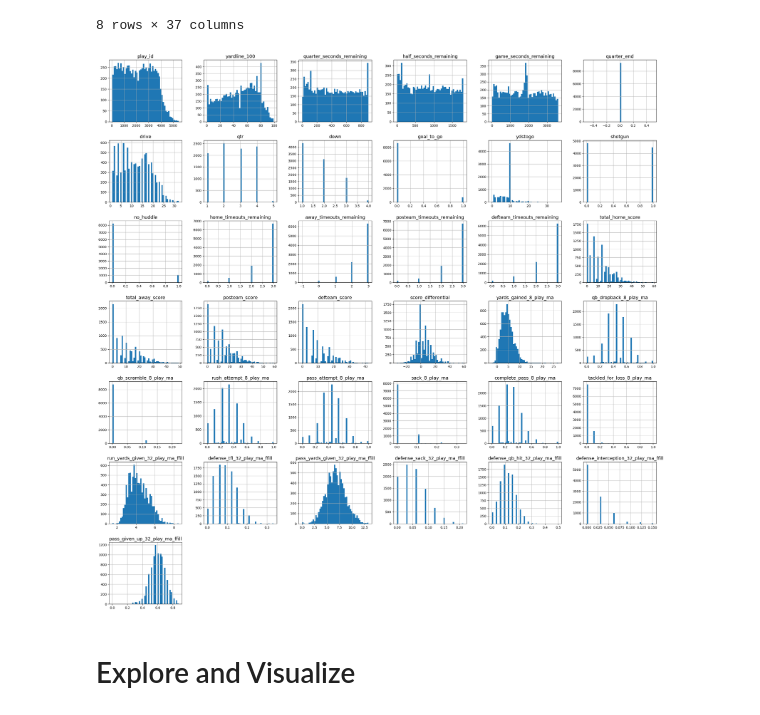
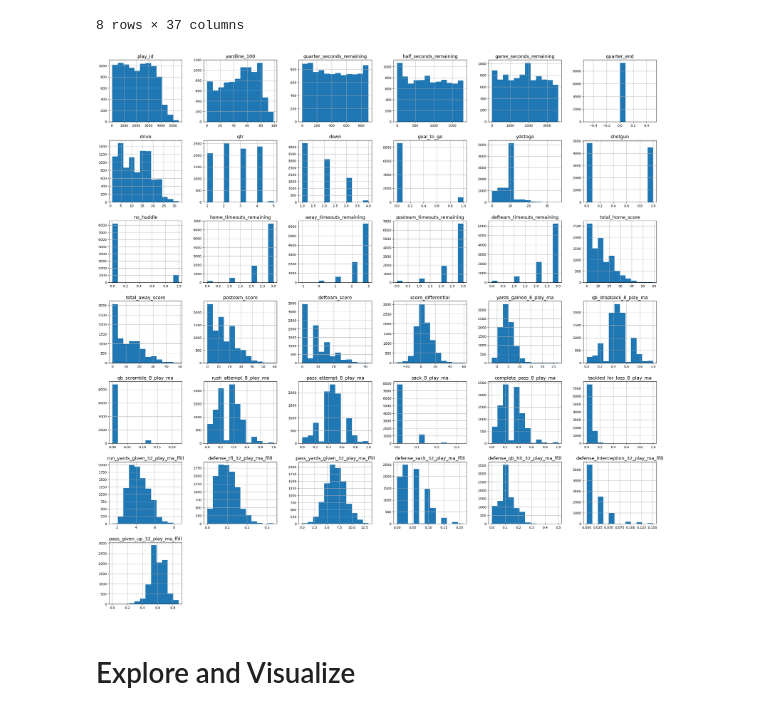
Before and after one commit to King-AK/nfl-play-by-play-dbx-git, a Jupyter notebook: exploration/Pandas Exploration.ipynb, the cells around one changed output. Saved outputs shown, nothing was run; the diff lists cells and outputs as text; code cells hidden in the pictures.

```diff
--- a/exploration/Pandas Exploration.ipynb
+++ b/exploration/Pandas Exploration.ipynb
@@ -104,16 +104,16 @@ nfl_df.describe()
 # %%
 import matplotlib.pyplot as plt
 
 # extra code – the next 5 lines define the default font sizes
 plt.rc('font', size=8)
 plt.rc('axes', labelsize=10, titlesize=14)
 plt.rc('legend', fontsize=14)
 plt.rc('xtick', labelsize=10)
 plt.rc('ytick', labelsize=10)
 
-nfl_df.hist(bins=50, figsize=(30, 30))
+nfl_df.hist(bins=12, figsize=(30, 30))
 plt.show()
 # %% [output]
-[figure, old version]
+[figure, new version]
 # %% [markdown]
 # Explore and Visualize
```
Also changed, not shown: parts of 8 cells of this notebook.
